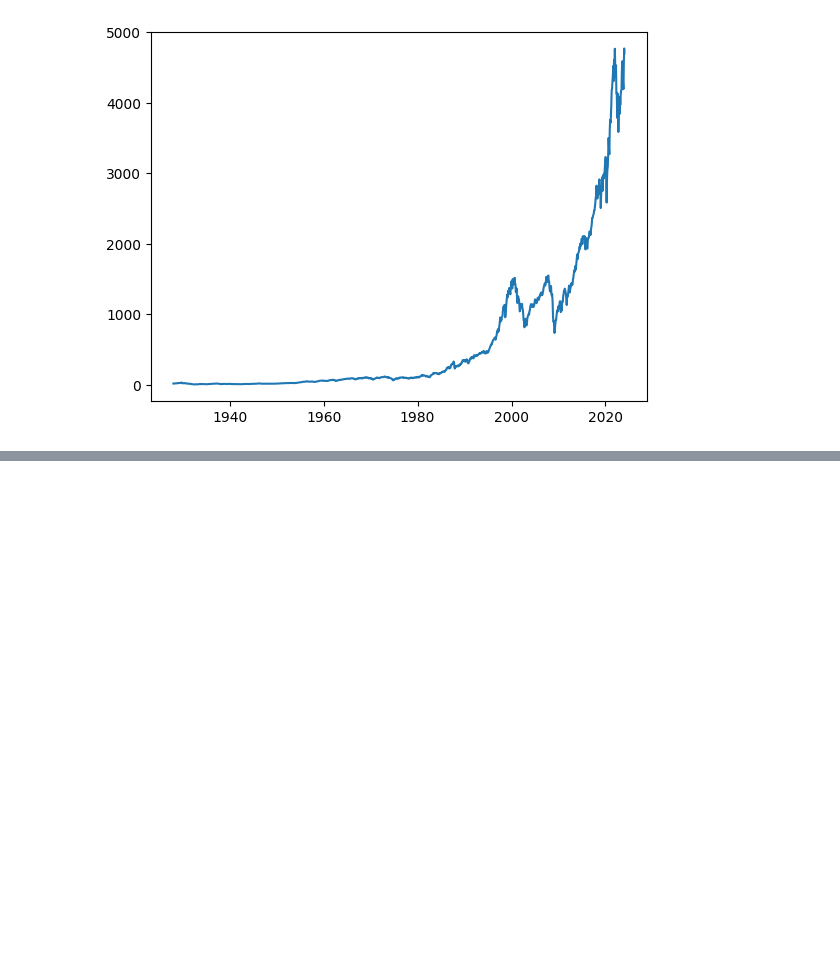
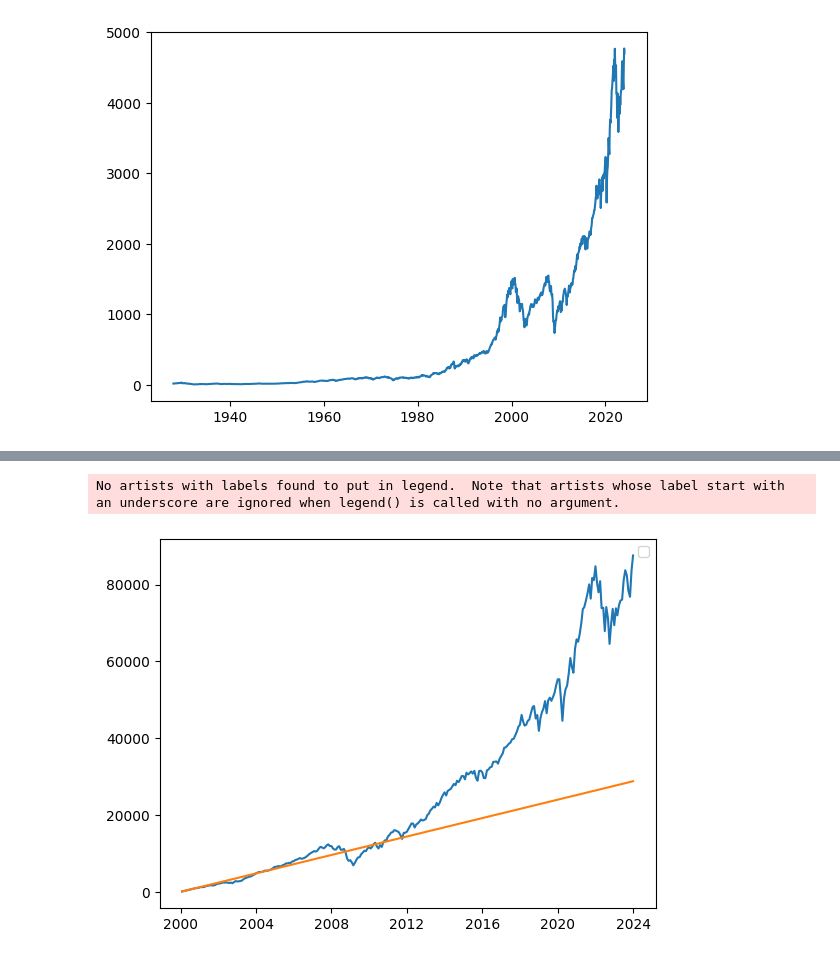
Before and after one commit to 892nske/thinkingelephant, a Jupyter notebook: tsumitate/tsumitate1.ipynb, the cells around one changed output, grey strips where cells are left out. Saved outputs shown, nothing was run; the diff lists cells and outputs as text; code cells hidden in the pictures; blank space fills up the shorter version.

Commit message:
chart1

```diff
--- a/tsumitate/tsumitate1.ipynb
+++ b/tsumitate/tsumitate1.ipynb
@@ -29,0 +41,3 @@ fig.savefig("sp500.png")
+# %%
+buy_amount = 100
+data.loc[:,'Quantity']=buy_amount / data['Close']
@@ -29,0 +68,2 @@ fig.savefig("sp500.png")
+# %%
+data.loc[:,'TotalQt']=data['Quantity'].cumsum()
@@ -29,0 +76,2 @@ fig.savefig("sp500.png")
+# %%
+data.loc[:,'TotalAm']=data['Close']*data['TotalQt']
@@ -29,0 +84,3 @@ fig.savefig("sp500.png")
+# %%
+data.loc[:,'BuyAm']=buy_amount
+data.loc[:,'Ganpon']=data['BuyAm'].cumsum()
@@ -29,0 +98,14 @@ fig.savefig("sp500.png")
+# %%
+x = data['Date']
+y1 = data['TotalAm']
+y2 = data['Ganpon']
+
+fig = plt.figure()
+ax = fig.add_subplot(111, xlabel="", ylabel="")
+ax.plot(x, y1)
+ax.plot(x, y2)
+ax.legend()
+fig.savefig("tsumitate.png")
+# %% [output]
+No artists with labels found to put in legend.  Note that artists whose label start with an underscore are ignored when legend() is called with no argument.
+[figure, added]
```
Also changed, not shown: parts of 8 cells of this notebook, 1 other file.
